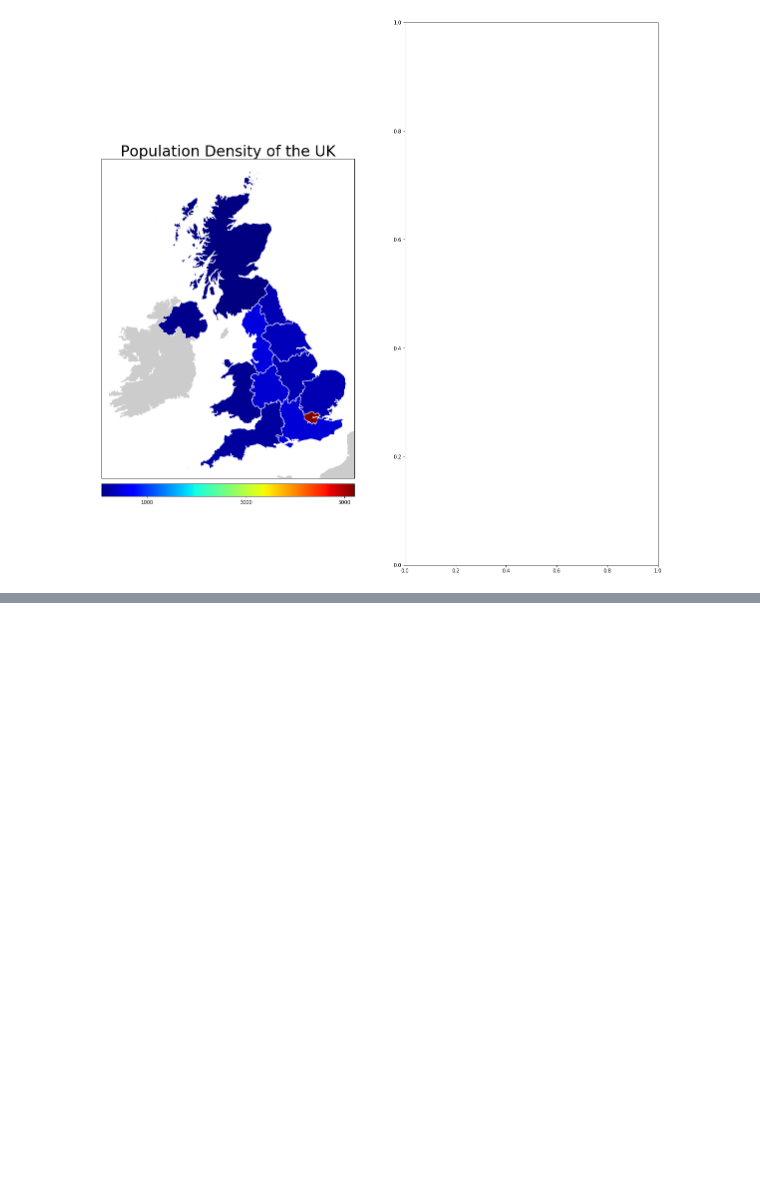
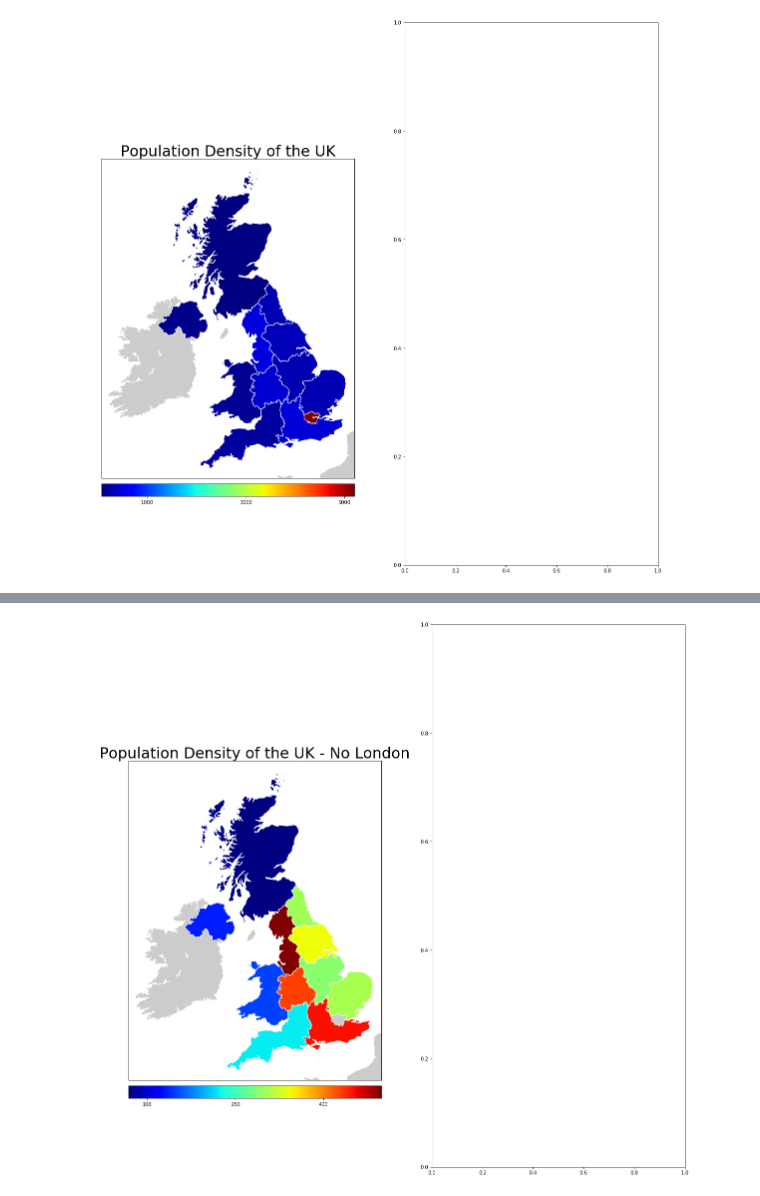
Before and after one commit to harper-data-mind/Project1, a Jupyter notebook: Jupyter Notebooks/voting_map.ipynb, the cells around one changed output, grey strips where cells are left out. Cells and saved outputs as stored; diff of their text form; code cells hidden in the pictures; blank space fills up the shorter version.

Commit message:
Complete Population Density Analysis

```diff
--- a/Jupyter Notebooks/voting_map.ipynb
+++ b/Jupyter Notebooks/voting_map.ipynb
@@ -211,0 +195,36 @@ drawMap(norm_map, fig, norm_map.ax, shapefile, region_norm, 'jet', ticks)
+# %%
+region_density = createDataSeries('Pop Density')
+region_density.drop('London', inplace=True)
+region_density
+
+fig, axes = plt.subplots(1, 2, figsize=[20,20])
+dense_map = createMapObject(axes[0], "Population Density of the UK - No London")
+ticks = [100,250,400]
+
+
+shp = dense_map.readshapefile(shapefile, 'ukregion', drawbounds=False)
+
+norm = mpl.colors.Normalize(vmin=region_density.min(), vmax=region_density.max())
+cmap = cm.jet
+sm = cm.ScalarMappable(norm=norm, cmap=cmap)
+sm.set_array([])
+colors = []
+patches = []
+
+for nshape, seg in enumerate(dense_map.ukregion):
+    uf = dense_map.ukregion_info[nshape]['nuts118nm']
+    if uf != 'London':
+        color  = sm.to_rgba(region_density[uf])
+        poly = Polygon(seg, facecolor=color, edgecolor='white')
+        dense_map.ax.add_patch(poly)
+        patches.append(poly)
+        colors.append(color)
+
+p = PatchCollection(patches, cmap=cmap)
+p.set_array(np.array(colors))
+cb = fig.colorbar(sm, ax=dense_map.ax, orientation='horizontal', pad=.01, ticks=ticks)
+
+
+fig.savefig('../Visualizations/noLondon_map.png')
+# %% [output]
+[figure, added]
```
Also changed, not shown: parts of 6 cells of this notebook, 4 other files.
